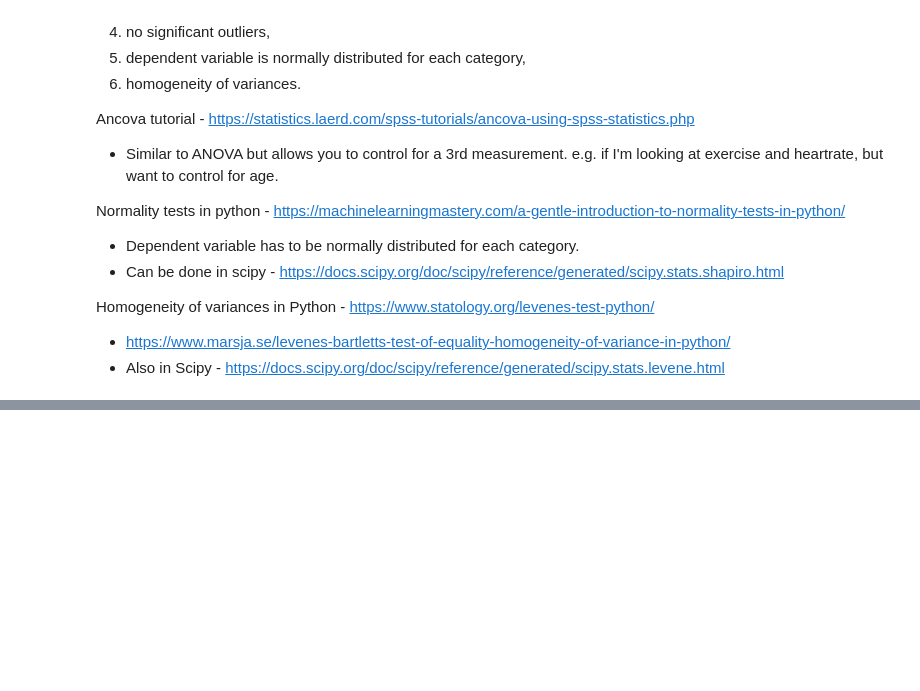
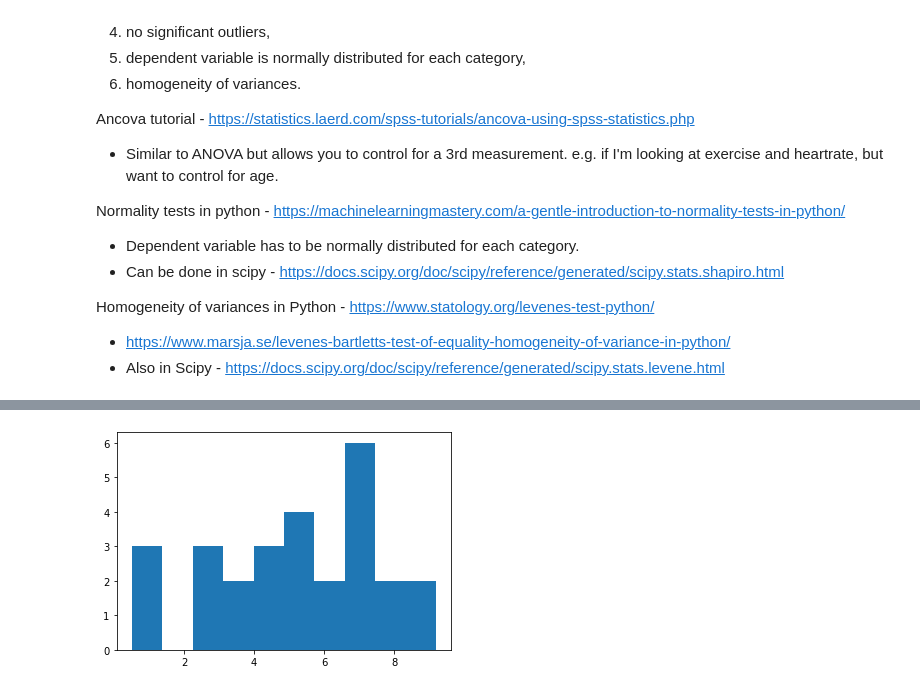
Before and after one commit to OtherBrian/machine-learning, a Jupyter notebook: scipy-stats.ipynb, the cells around one changed output, grey strips where cells are left out. Saved outputs shown, nothing was run; the diff lists cells and outputs as text; code cells hidden in the pictures; blank space fills up the shorter version.

```diff
--- a/scipy-stats.ipynb
+++ b/scipy-stats.ipynb
@@ -51,0 +98,6 @@ import seaborn as sns
+# %%
+# Diet 3
+
+plt.hist(diet3['weightChange']);
+# %% [output]
+[figure, added]
```
Also changed, not shown: parts of 21 cells of this notebook.
